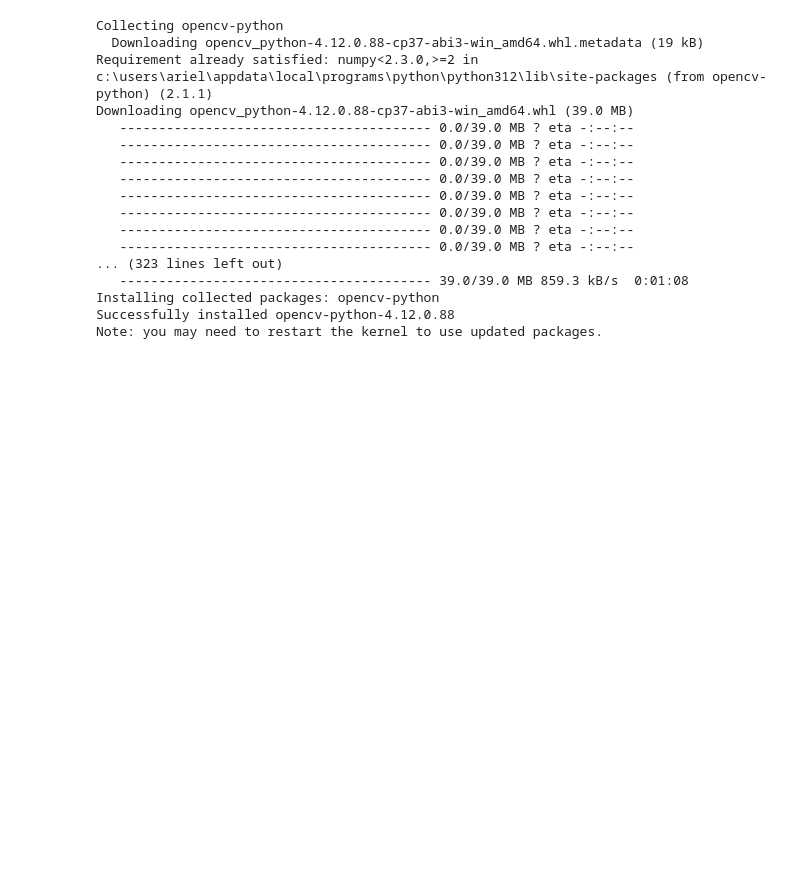
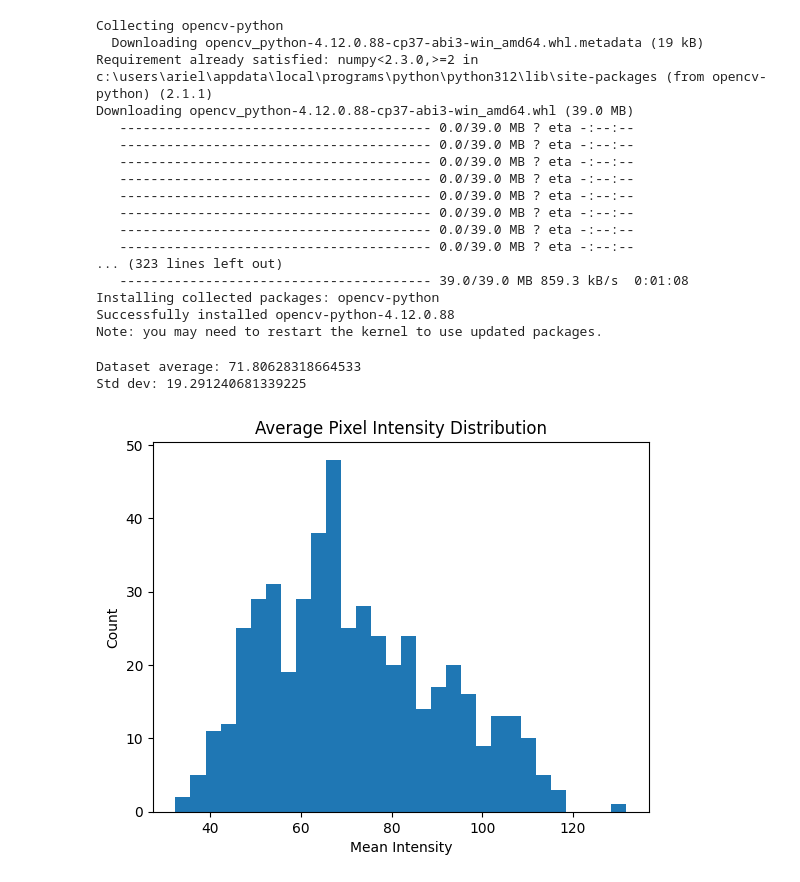
Before and after one commit to ArielBOBE/AI_Preprocessing, a Jupyter notebook: img_preprocssing.ipynb, the cells around one changed output. Drawn from its saved outputs; the diff is of its cells as text; code cells hidden in the pictures; blank space fills up the shorter version.

Commit message:
Pixel intensity distribution added to preprocessing.ipynb
Signed-off-by: Ariel PD <arielprandi34315@gmail.com>

```diff
--- a/img_preprocssing.ipynb
+++ b/img_preprocssing.ipynb
@@ -46,3 +47,25 @@ for img_name in os.listdir(image_directory):
     # saving to cl_image dir
     save_path = os.path.join(save_directory, img_name)
     cv2.imwrite(save_path, cl_image)
+# %%
+# getting mean pixel intensity distribution
+folder = "./cl_image"
+means = []
+
+for img_name in os.listdir(folder):
+    img = cv2.imread(os.path.join(folder, img_name), 0)  # grayscale
+    means.append(img.mean())
+
+print("Dataset average:", np.mean(means))
+print("Std dev:", np.std(means))
+# %% [output]
+Dataset average: 71.80628318664533
+Std dev: 19.291240681339225
+# %%
+plt.hist(means, bins=30)
+plt.title("Average Pixel Intensity Distribution")
+plt.xlabel("Mean Intensity")
+plt.ylabel("Count")
+plt.show()
+# %% [output]
+[figure, added]
```
Also changed, not shown: parts of 1 cell of this notebook.
